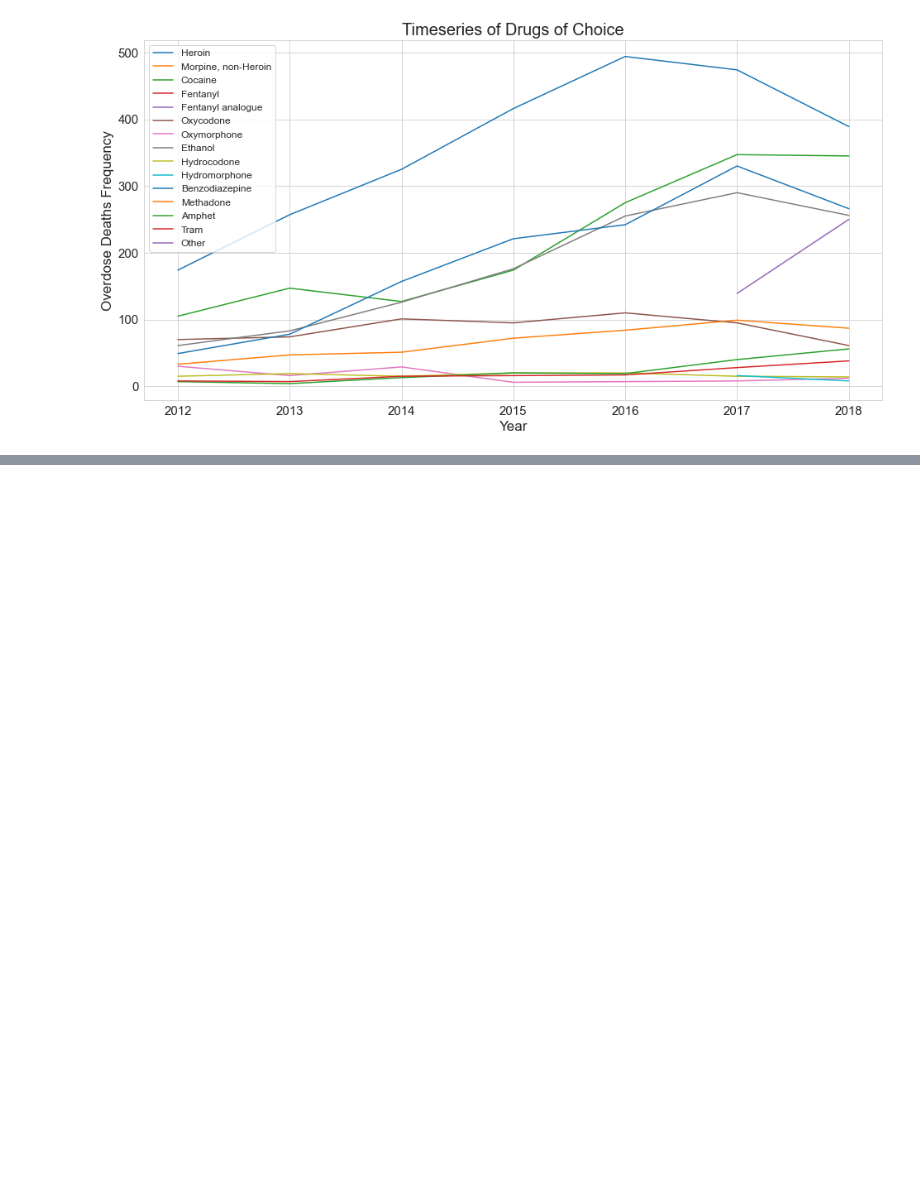
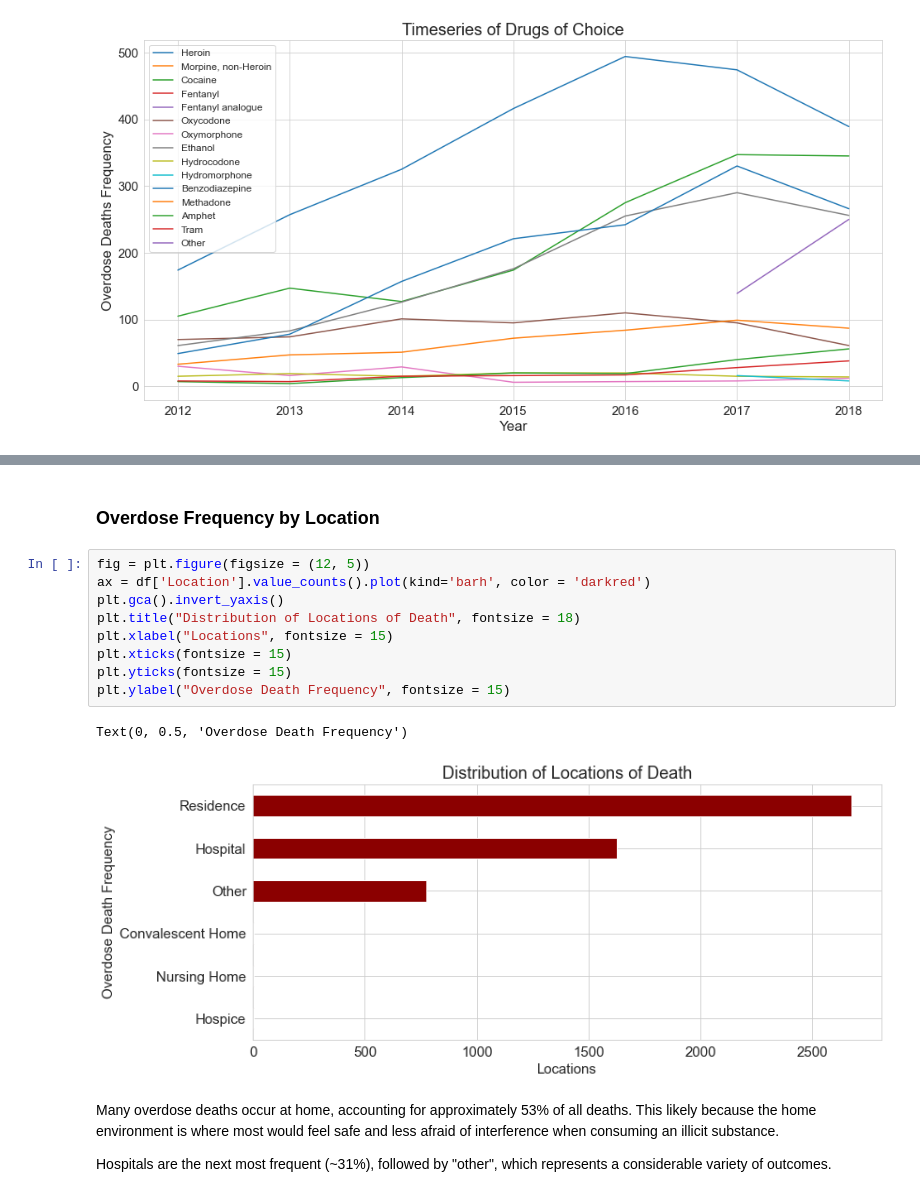
Before and after one commit to eseguia/Drug_Overdose_Deaths, a Jupyter notebook: drug_overdose_deaths.ipynb, the cells around one changed output, grey strips where cells are left out. Saved outputs shown, nothing was run; the diff lists cells and outputs as text; blank space fills up the shorter version.

```diff
--- a/drug_overdose_deaths.ipynb
+++ b/drug_overdose_deaths.ipynb
@@ -300,0 +307,18 @@ plt.legend(prop={"size":12})
+# %% [markdown]
+### Overdose Frequency by Location
+# %%
+fig = plt.figure(figsize = (12, 5))
+ax = df['Location'].value_counts().plot(kind='barh', color = 'darkred')
+plt.gca().invert_yaxis()
+plt.title("Distribution of Locations of Death", fontsize = 18)
+plt.xlabel("Locations", fontsize = 15)
+plt.xticks(fontsize = 15)
+plt.yticks(fontsize = 15)
+plt.ylabel("Overdose Death Frequency", fontsize = 15)
+# %% [output]
+Text(0, 0.5, 'Overdose Death Frequency')
+[figure, added]
+# %% [markdown]
+Many overdose deaths occur at home, accounting for approximately 53% of all deaths. This likely because the home environment is where most would feel safe and less afraid of interference when consuming an illicit substance.
+
+Hospitals are the next most frequent (~31%), followed by "other", which represents a considerable variety of outcomes.
```
Also changed, not shown: parts of 9 cells of this notebook.
